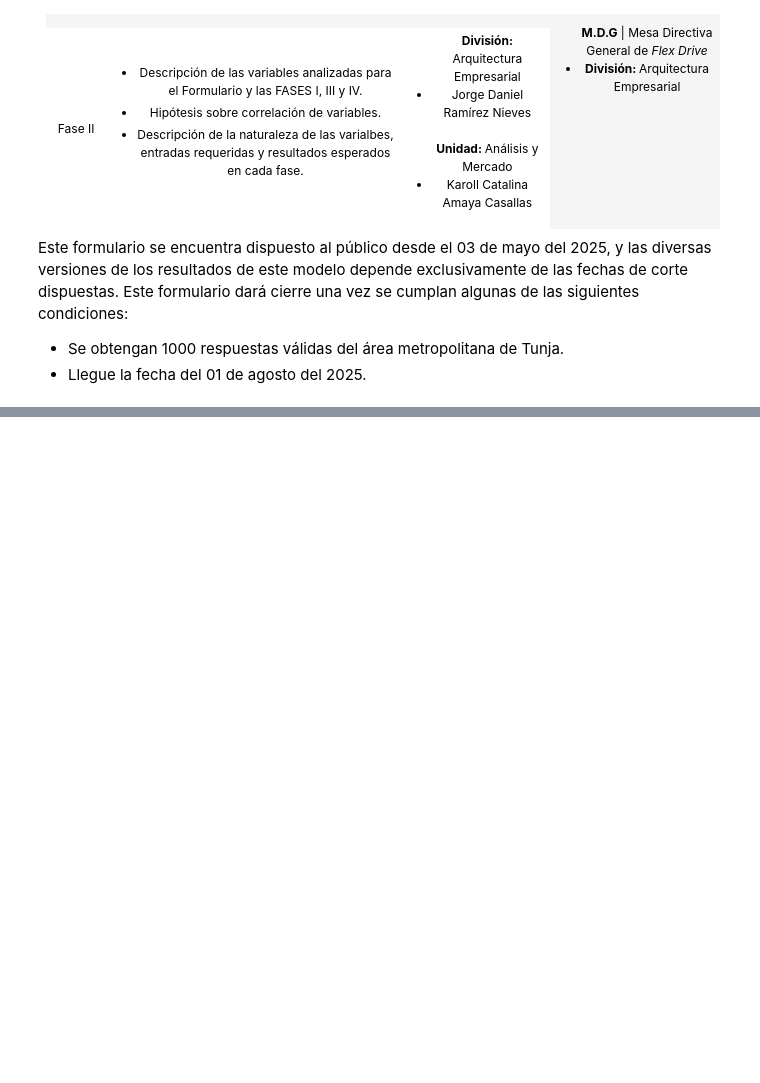
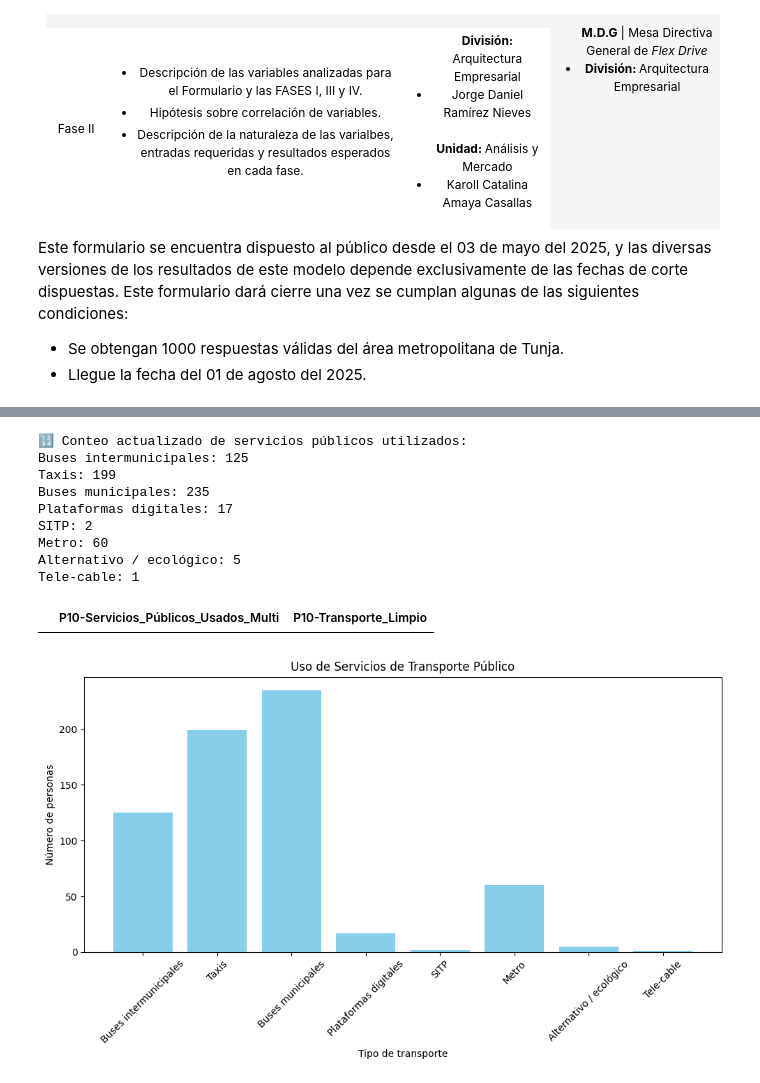
Before and after one commit to JorgeDanielRamirezNieves/Flex-Drive, a Jupyter notebook: Data-Analytics/code/Big-Data/flex-drive_analysis.ipynb, the cells around one changed output, grey strips where cells are left out. Cells and saved outputs as stored; diff of their text form; code cells hidden in the pictures; blank space fills up the shorter version.

```diff
--- a/Data-Analytics/code/Big-Data/flex-drive_analysis.ipynb
+++ b/Data-Analytics/code/Big-Data/flex-drive_analysis.ipynb
@@ -103,0 +485,77 @@ df_FlexDrive.head(10)
+# %%
+# 📦 Paso 1: Función final para limpiar y clasificar las respuestas múltiples
+def limpiar_transporte_publico_final(respuesta):
+    if pd.isna(respuesta):
+        return []
+
+    items = [r.strip().lower().rstrip('.') for r in respuesta.split(';') if r.strip()]
+    categorias = []
+
+    for item in items:
+        if 'taxis' in item or item == 'taxi':
+            categorias.append('Taxis')
+        elif 'buses municipales' in item or item == 'bus':
+            categorias.append('Buses municipales')
+        elif 'buses intermunicipales' in item or 'piratas' in item or 'coontrasven' in item:
+            categorias.append('Buses intermunicipales')
+        elif 'metro' in item:
+            categorias.append('Metro')
+        elif 'tele-cable' in item:
+            categorias.append('Tele-cable')
+        elif 'sitp' in item or 'interconexión' in item or 'transmilenio' in item or 'metrolínea' in item or 'transcaribe' in item or 'mio' in item:
+            categorias.append('SITP')
+        elif 'uber' in item or 'didi' in item or 'indriver' in item or 'in driver' in item or 'plataforma' in item or 'aplicaciones' in item:
+            categorias.append('Plataformas digitales')
+        elif 'bicicleta' in item or 'cicla' in item or 'caminando' in item or 'moto' in item or 'mototaxi' in item:
+            categorias.append('Alternativo / ecológico')
+        elif 'carro' in item or 'auto propio' in item or 'drive' in item or item in ['na', 'ninguna en el momento']:
+            continue  # Ignorar
+        else:
+            categorias.append('Otro')
+
+    return list(set(categorias))  # Evitar duplicados
+
+# 🧹 Paso 2: Aplicar la limpieza a la columna de la pregunta 10
+df['P10-Transporte_Limpio'] = df['P10-Servicios_Públicos_Usados_Multi'].apply(limpiar_transporte_publico_final)
+
+# 📊 Paso 3: Contar las respuestas por categoría
+from collections import Counter
+
+conteo = Counter([item for sublist in df['P10-Transporte_Limpio'] for item in sublist])
+print("🔢 Conteo actualizado de servicios públicos utilizados:")
+for categoria, total in conteo.items():
+    print(f"{categoria}: {total}")
+
+# 🔍 Paso 4: Revisar ejemplos de respuestas marcadas como "Otro"
+otros_transporte = df[df['P10-Transporte_Limpio'].apply(lambda x: 'Otro' in x)]
+display(otros_transporte[['P10-Servicios_Públicos_Usados_Multi', 'P10-Transporte_Limpio']].head(20))
+
+# 📌 Paso 5: Extraer respuestas originales únicas que entraron en "Otro"
+respuestas_otros = otros_transporte['P10-Servicios_Públicos_Usados_Multi'].unique()
+
+# 📈 Paso 6: Visualizar los resultados con un gráfico de barras
+import matplotlib.pyplot as plt
+
+labels = list(conteo.keys())
+values = list(conteo.values())
+
+plt.figure(figsize=(10, 6))
+plt.bar(labels, values, color='skyblue')
+plt.title('Uso de Servicios de Transporte Público')
+plt.xlabel('Tipo de transporte')
+plt.ylabel('Número de personas')
+plt.xticks(rotation=45)
+plt.tight_layout()
+plt.show()
+# %% [output]
+🔢 Conteo actualizado de servicios públicos utilizados:
+Buses intermunicipales: 125
+Taxis: 199
+Buses municipales: 235
+Plataformas digitales: 17
+SITP: 2
+Metro: 60
+Alternativo / ecológico: 5
+Tele-cable: 1
+|  | P10-Servicios_Públicos_Usados_Multi | P10-Transporte_Limpio |
+[figure, added]
```
Also changed, not shown: parts of 80 cells of this notebook, 1 other file.
